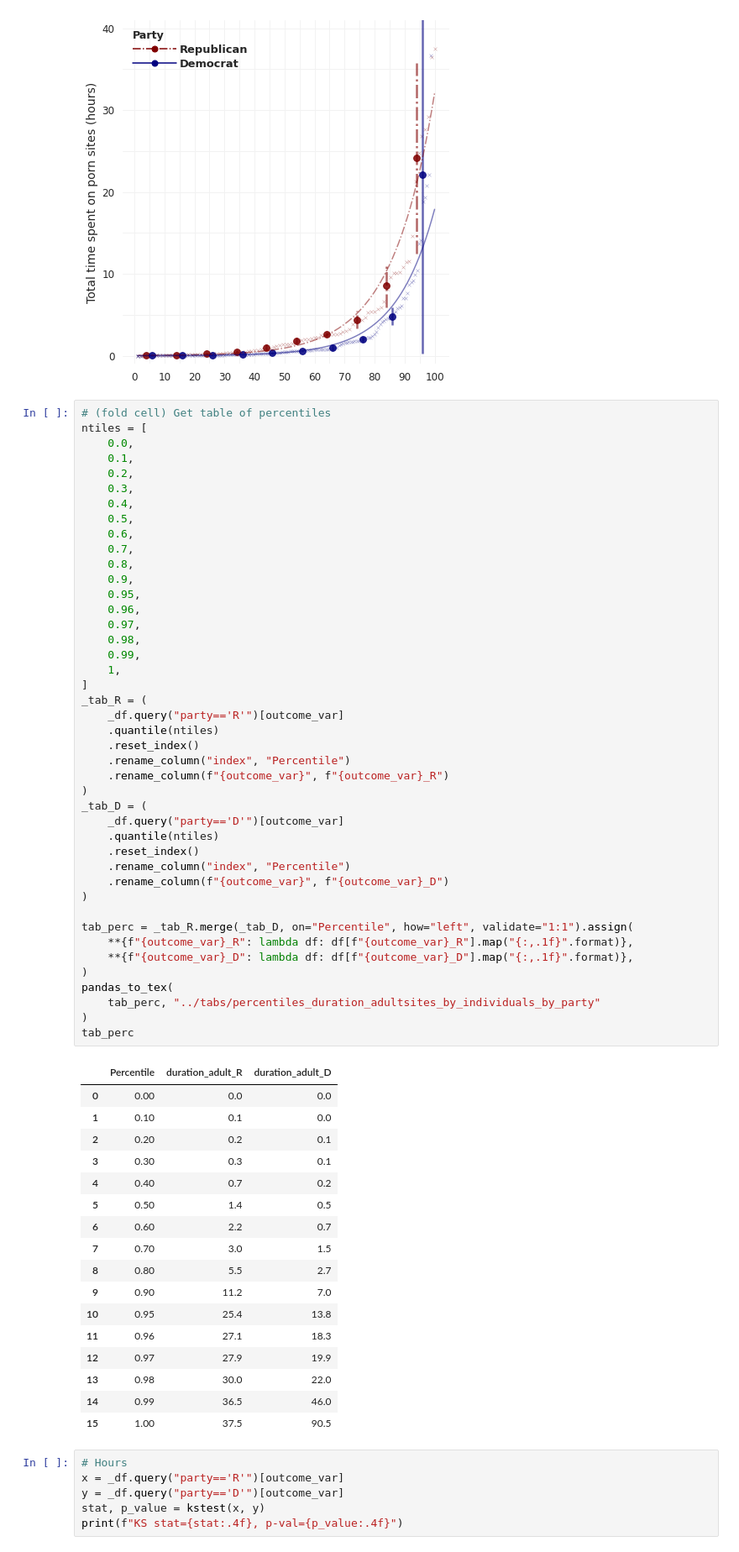
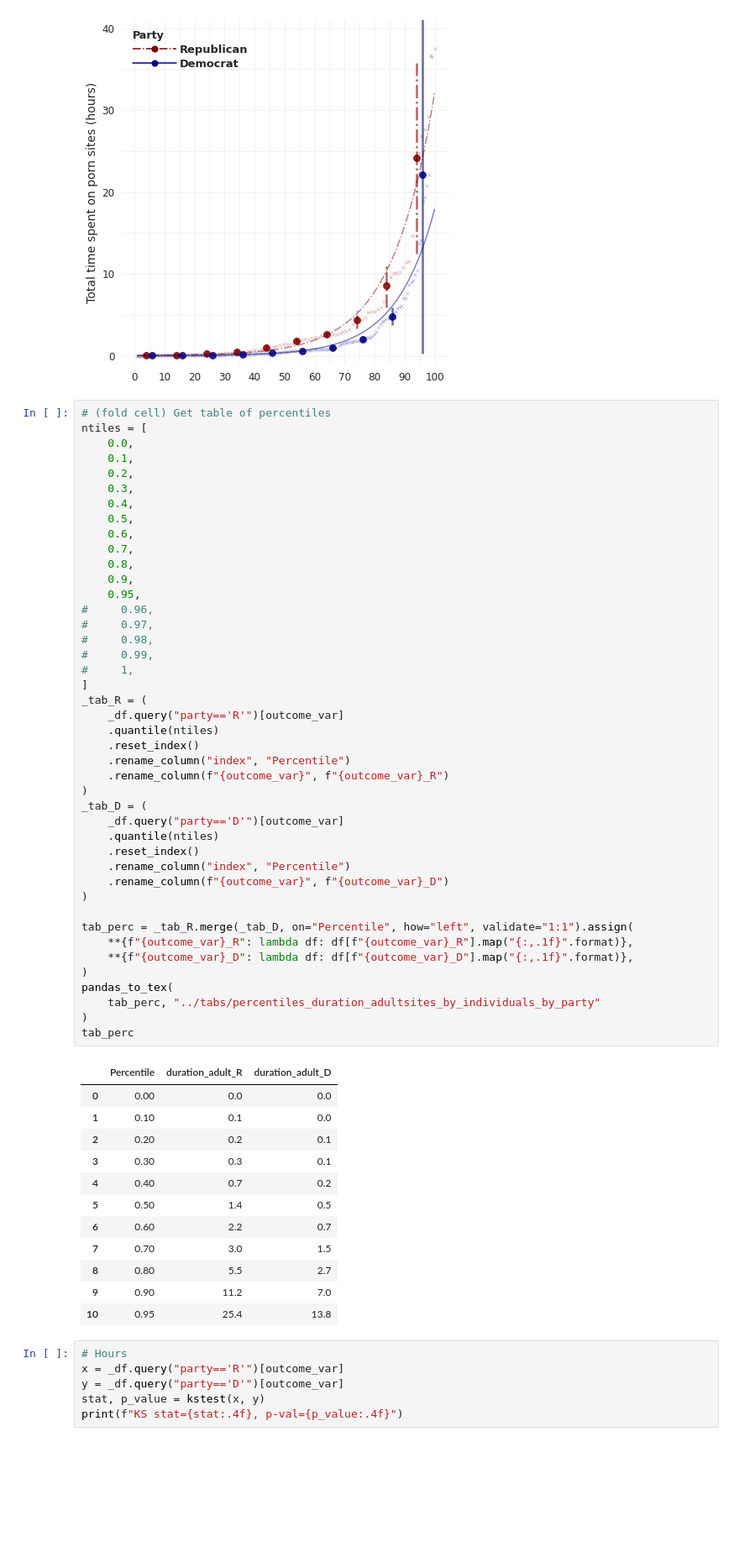
Before and after one commit to soodoku/adult, a Jupyter notebook: scripts/20_duration_on_adultsites.ipynb, the cells around one changed output. Shown at 84% size. Cells and saved outputs as stored; diff of their text form; blank space fills up the shorter version.

```diff
--- a/scripts/20_duration_on_adultsites.ipynb
+++ b/scripts/20_duration_on_adultsites.ipynb
@@ -383,11 +378,11 @@ ntiles = [
     0.8,
     0.9,
     0.95,
-    0.96,
-    0.97,
-    0.98,
-    0.99,
-    1,
+#     0.96,
+#     0.97,
+#     0.98,
+#     0.99,
+#     1,
 ]
 _tab_R = (
     _df.query("party=='R'")[outcome_var]
@@ -398,38 +393,33 @@ _tab_R = (
 )
 _tab_D = (
     _df.query("party=='D'")[outcome_var]
     .quantile(ntiles)
     .reset_index()
     .rename_column("index", "Percentile")
     .rename_column(f"{outcome_var}", f"{outcome_var}_D")
 )
 
 tab_perc = _tab_R.merge(_tab_D, on="Percentile", how="left", validate="1:1").assign(
     **{f"{outcome_var}_R": lambda df: df[f"{outcome_var}_R"].map("{:,.1f}".format)},
     **{f"{outcome_var}_D": lambda df: df[f"{outcome_var}_D"].map("{:,.1f}".format)},
 )
 pandas_to_tex(
     tab_perc, "../tabs/percentiles_duration_adultsites_by_individuals_by_party"
 )
 tab_perc
 # %% [output]
 |  | Percentile | duration_adult_R | duration_adult_D |
 | 0 | 0.00 | 0.0 | 0.0 |
 | 1 | 0.10 | 0.1 | 0.0 |
 | 2 | 0.20 | 0.2 | 0.1 |
 | 3 | 0.30 | 0.3 | 0.1 |
 | 4 | 0.40 | 0.7 | 0.2 |
 | 5 | 0.50 | 1.4 | 0.5 |
 | 6 | 0.60 | 2.2 | 0.7 |
 | 7 | 0.70 | 3.0 | 1.5 |
 | 8 | 0.80 | 5.5 | 2.7 |
 | 9 | 0.90 | 11.2 | 7.0 |
 | 10 | 0.95 | 25.4 | 13.8 |
-| 11 | 0.96 | 27.1 | 18.3 |
-| 12 | 0.97 | 27.9 | 19.9 |
-| 13 | 0.98 | 30.0 | 22.0 |
-| 14 | 0.99 | 36.5 | 46.0 |
-| 15 | 1.00 | 37.5 | 90.5 |
 # %%
 # Hours
 x = _df.query("party=='R'")[outcome_var]
```
Also changed, not shown: parts of 5 cells of this notebook, 4 other files.
